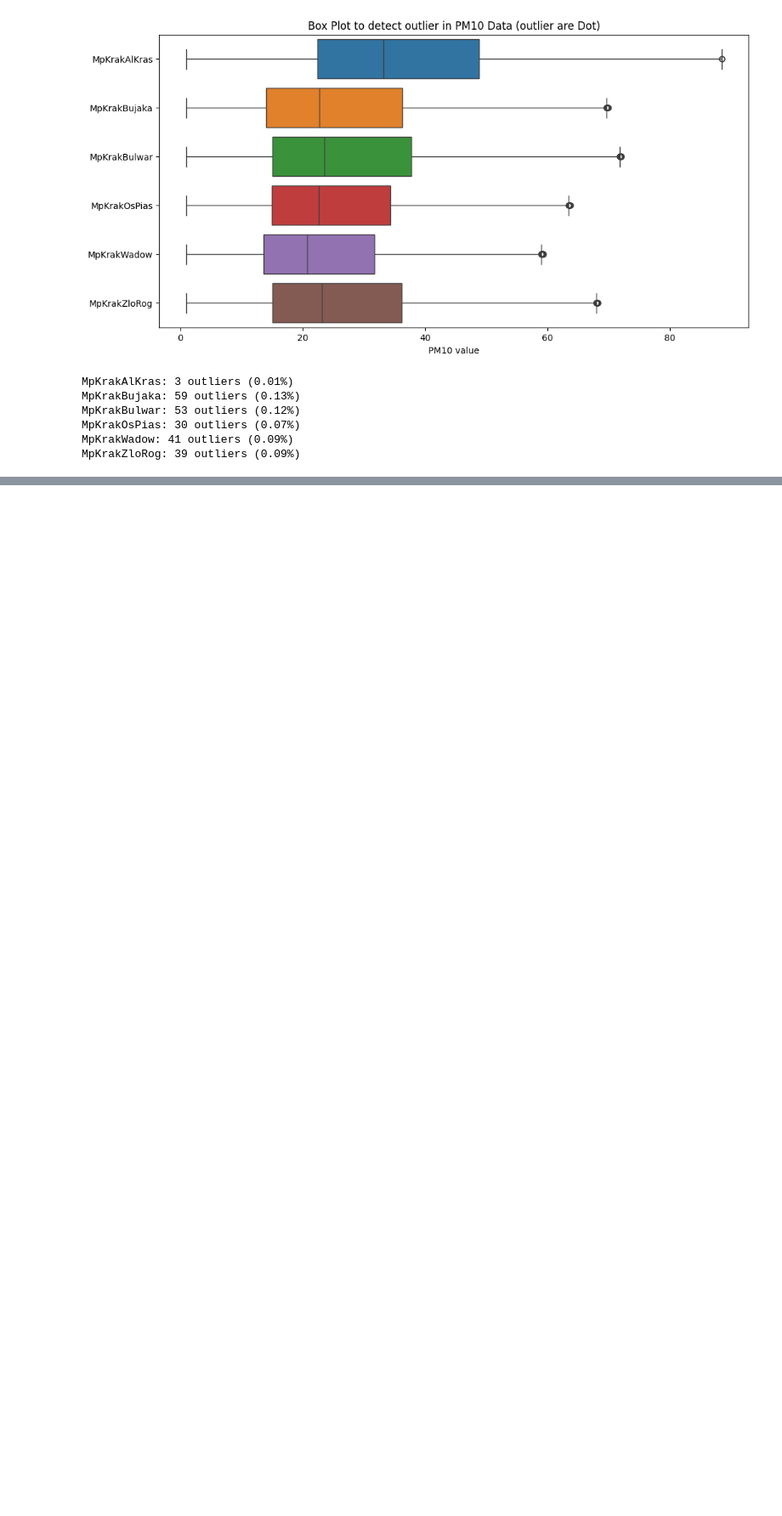
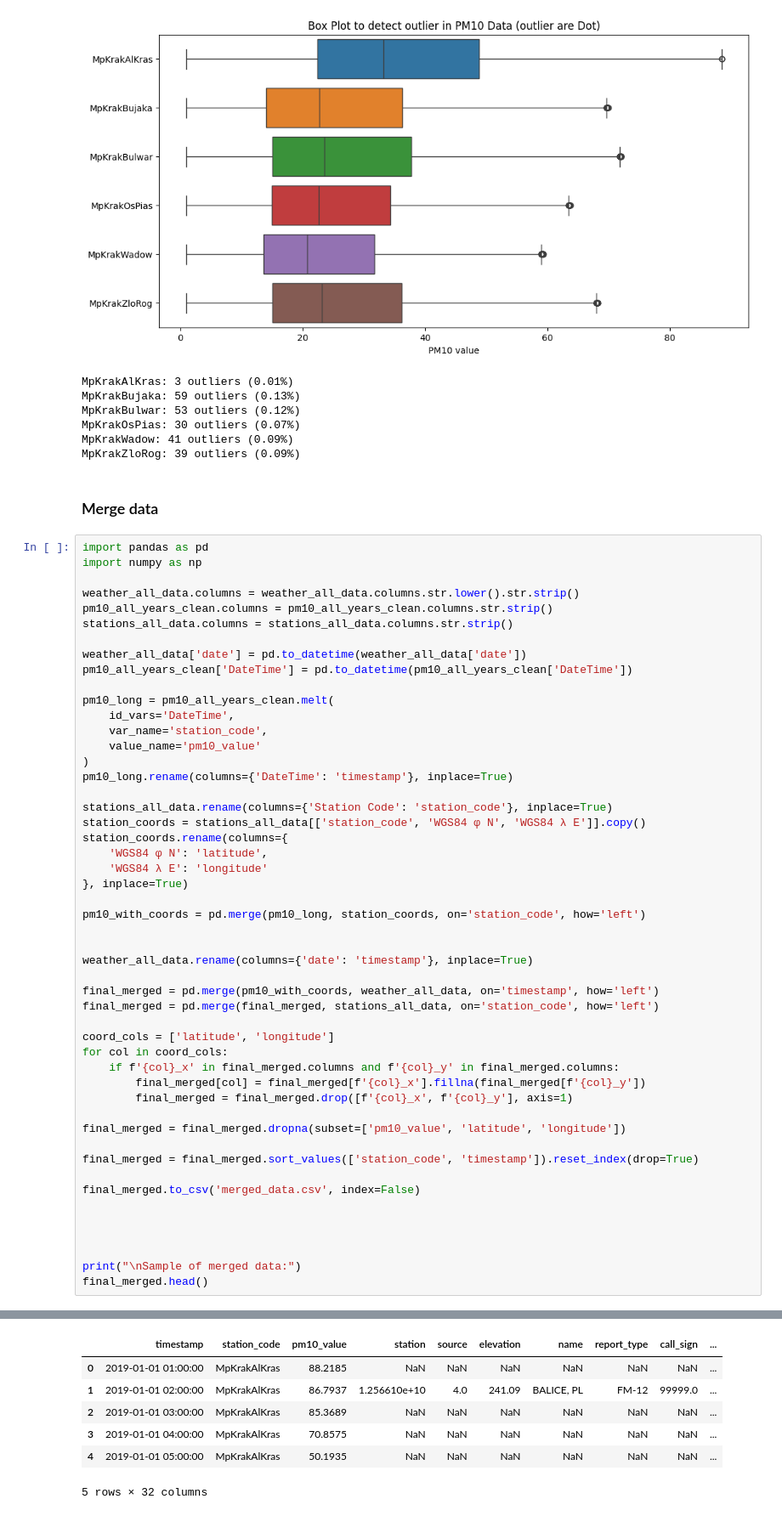
Before and after one commit to NguyenThanhNamIT/AIRPPMHackathon, a Jupyter notebook: src/preprocessing/preprocess.ipynb, the cells around one changed output, grey strips where cells are left out. Shown at 85% size. Saved outputs shown, nothing was run; the diff lists cells and outputs as text; blank space fills up the shorter version.

```diff
--- a/src/preprocessing/preprocess.ipynb
+++ b/src/preprocessing/preprocess.ipynb
@@ -422,3 +415,56 @@ MpKrakBulwar: 53 outliers (0.12%)
 MpKrakOsPias: 30 outliers (0.07%)
 MpKrakWadow: 41 outliers (0.09%)
 MpKrakZloRog: 39 outliers (0.09%)
+# %% [markdown]
+### Merge data
+# %%
+import pandas as pd
+import numpy as np
+
+weather_all_data.columns = weather_all_data.columns.str.lower().str.strip()
+pm10_all_years_clean.columns = pm10_all_years_clean.columns.str.strip()
+stations_all_data.columns = stations_all_data.columns.str.strip()
+
+weather_all_data['date'] = pd.to_datetime(weather_all_data['date'])
+pm10_all_years_clean['DateTime'] = pd.to_datetime(pm10_all_years_clean['DateTime'])
+
+pm10_long = pm10_all_years_clean.melt(
+    id_vars='DateTime',
+    var_name='station_code',
+    value_name='pm10_value'
+)
+pm10_long.rename(columns={'DateTime': 'timestamp'}, inplace=True)
+
+stations_all_data.rename(columns={'Station Code': 'station_code'}, inplace=True)
+station_coords = stations_all_data[['station_code', 'WGS84 φ N', 'WGS84 λ E']].copy()
+station_coords.rename(columns={
+    'WGS84 φ N': 'latitude',
+    'WGS84 λ E': 'longitude'
+}, inplace=True)
+
+pm10_with_coords = pd.merge(pm10_long, station_coords, on='station_code', how='left')
+
+
+weather_all_data.rename(columns={'date': 'timestamp'}, inplace=True)
+
+final_merged = pd.merge(pm10_with_coords, weather_all_data, on='timestamp', how='left')
+final_merged = pd.merge(final_merged, stations_all_data, on='station_code', how='left')
+
+coord_cols = ['latitude', 'longitude']
+for col in coord_cols:
+    if f'{col}_x' in final_merged.columns and f'{col}_y' in final_merged.columns:
+        final_merged[col] = final_merged[f'{col}_x'].fillna(final_merged[f'{col}_y'])
+        final_merged = final_merged.drop([f'{col}_x', f'{col}_y'], axis=1)
+
+final_merged = final_merged.dropna(subset=['pm10_value', 'latitude', 'longitude'])
+
+final_merged = final_merged.sort_values(['station_code', 'timestamp']).reset_index(drop=True)
+
+final_merged.to_csv('merged_data.csv', index=False)
+
+
+
+
+print("\nSample of merged data:")
+final_merged.head()
+# %% [output]
@@ -424,0 +478,7 @@ MpKrakZloRog: 39 outliers (0.09%)
+|  | timestamp | station_code | pm10_value | station | source | elevation | name | report_type | call_sign | ... |
+| 0 | 2019-01-01 01:00:00 | MpKrakAlKras | 88.2185 | NaN | NaN | NaN | NaN | NaN | NaN | ... |
+| 1 | 2019-01-01 02:00:00 | MpKrakAlKras | 86.7937 | 1.256610e+10 | 4.0 | 241.09 | BALICE, PL | FM-12 | 99999.0 | ... |
+| 2 | 2019-01-01 03:00:00 | MpKrakAlKras | 85.3689 | NaN | NaN | NaN | NaN | NaN | NaN | ... |
+| 3 | 2019-01-01 04:00:00 | MpKrakAlKras | 70.8575 | NaN | NaN | NaN | NaN | NaN | NaN | ... |
+| 4 | 2019-01-01 05:00:00 | MpKrakAlKras | 50.1935 | NaN | NaN | NaN | NaN | NaN | NaN | ... |
+5 rows × 32 columns
```
Also changed, not shown: parts of 5 cells of this notebook, 2 other files.
